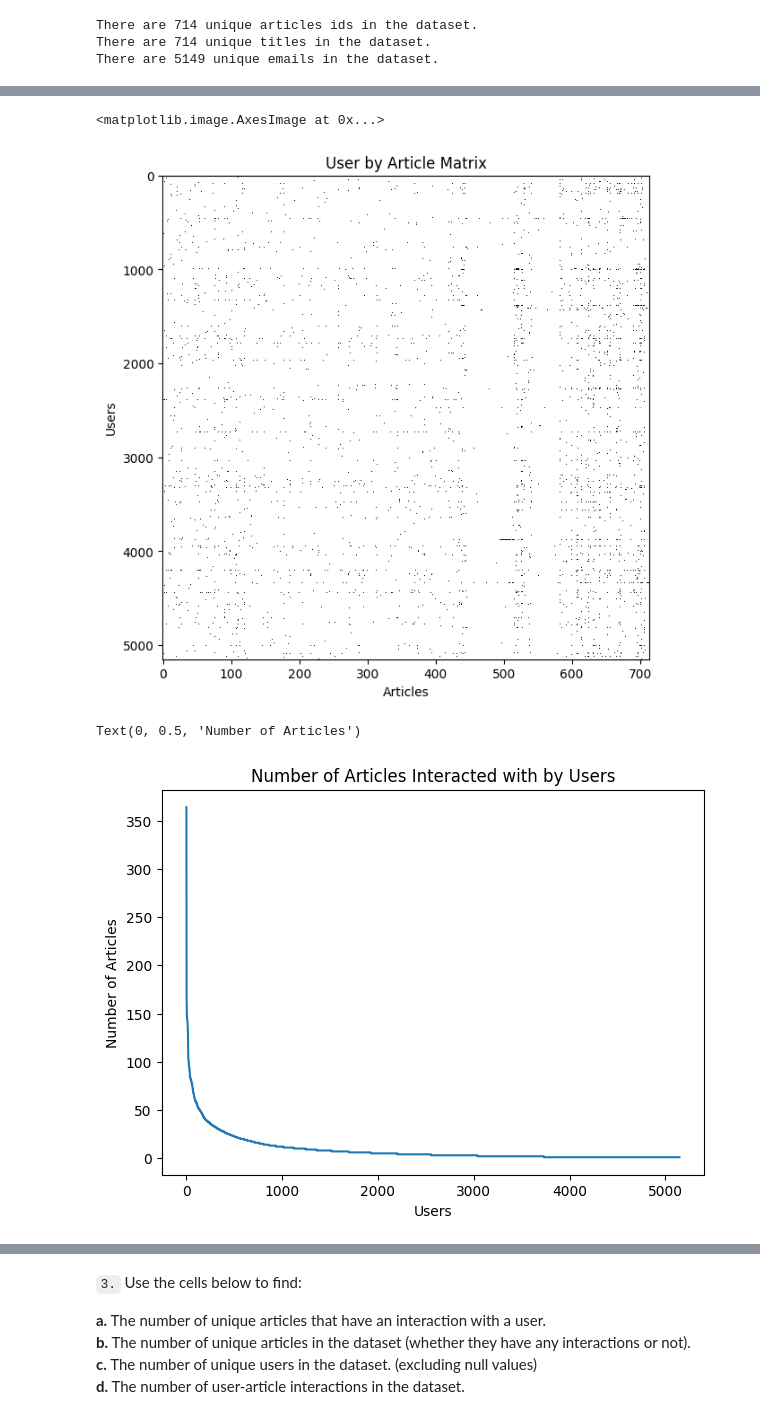
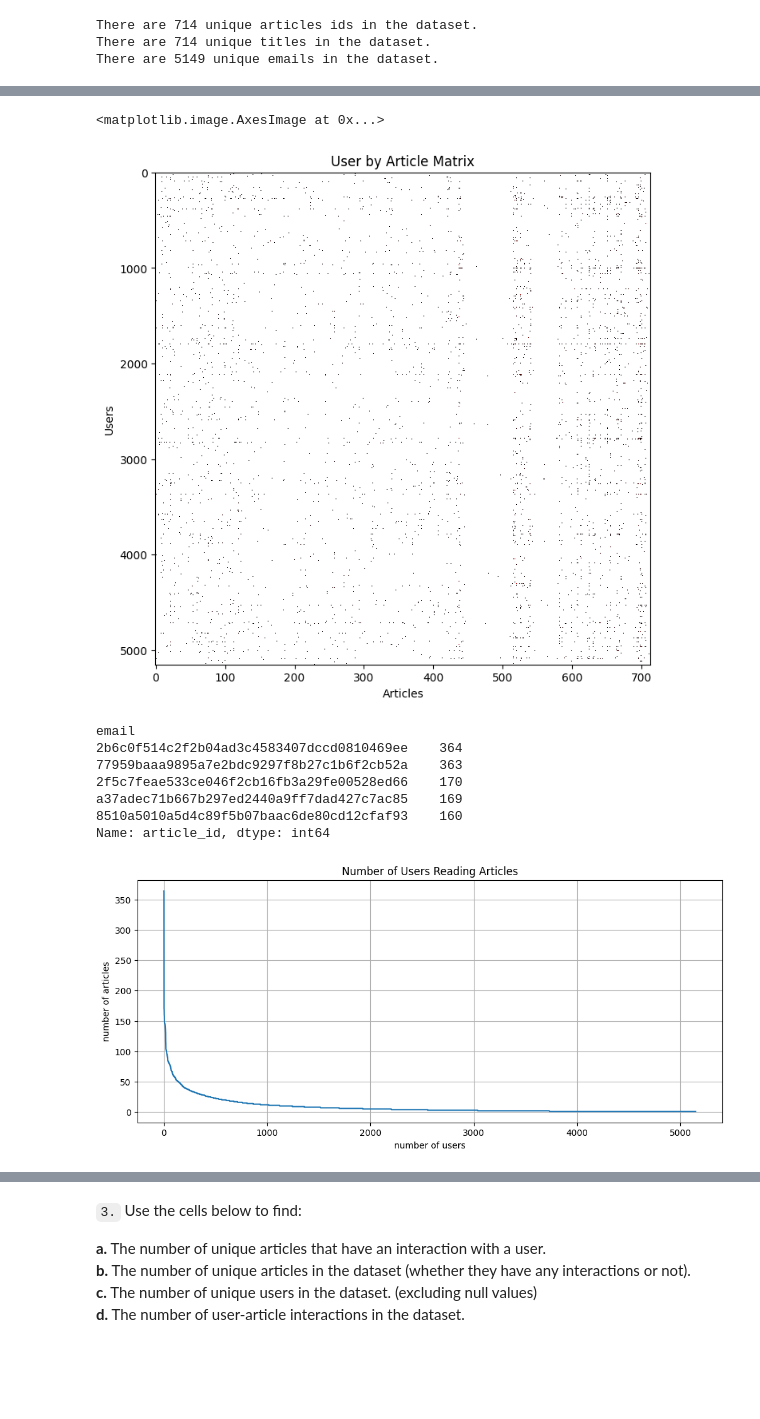
Before and after one commit to maxtschochner/dsnd-recommendation-systems-project, a Jupyter notebook: starter/Recommendations_with_IBM.ipynb, the cells around one changed output, grey strips where cells are left out. Saved outputs shown, nothing was run; the diff lists cells and outputs as text; code cells hidden in the pictures; blank space fills up the shorter version.

```diff
--- a/starter/Recommendations_with_IBM.ipynb
+++ b/starter/Recommendations_with_IBM.ipynb
@@ -109,5 +103,5 @@ user_by_article
 # %%
-fig, ax = plt.subplots(1,1, figsize=(7, 7))
+fig, ax = plt.subplots(1,1, figsize=(8, 8))
 plt.title('User by Article Matrix')
 plt.xlabel('Articles')
 plt.ylabel('Users')
@@ -115,16 +109,28 @@ plt.ylabel('Users')
 ax.imshow(user_by_article, cmap='hot', interpolation='nearest', aspect='auto')
 # %% [output]
 <matplotlib.image.AxesImage at 0x...>
-[figure, old version]
+[figure, new version]
+# %%
+# Create a plot of the number of articles read by each user
+
+user_article_counts = df.groupby('email')['article_id'].count()
+user_article_counts = user_article_counts.sort_values(ascending=False)
+user_article_counts.head()
+# %% [output]
+email
+2b6c0f514c2f2b04ad3c4583407dccd0810469ee    364
+77959baaa9895a7e2bdc9297f8b27c1b6f2cb52a    363
+2f5c7feae533ce046f2cb16fb3a29fe00528ed66    170
+a37adec71b667b297ed2440a9ff7dad427c7ac85    169
+8510a5010a5d4c89f5b07baac6de80cd12cfaf93    160
+Name: article_id, dtype: int64
 # %%
-user_article_counts = df.groupby('email')['article_id'].count()
-user_article_counts = user_article_counts.sort_values(ascending=False)
-user_article_counts.head()
-fig, ax = plt.subplots(1,1, figsize=(7, 5))
+
+fig, ax = plt.subplots(1,1, figsize=(12, 5))
 ax.plot(user_article_counts.values)
-ax.set_title('Number of Articles Interacted with by Users')
-ax.set_xlabel('Users')
-ax.set_ylabel('Number of Articles')
+ax.set_title('Number of Users Reading Articles')
+ax.set_xlabel('number of users')
+ax.set_ylabel('number of articles')
+ax.grid()
 # %% [output]
-Text(0, 0.5, 'Number of Articles')
-[figure, old version]
+[figure, new version]
```
Also changed, not shown: parts of 22 cells of this notebook.
